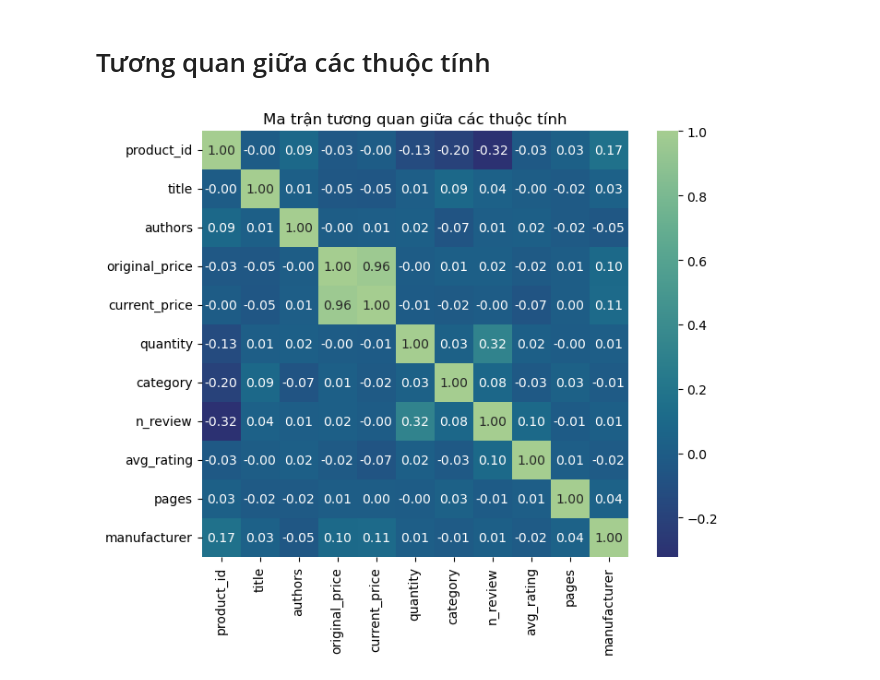
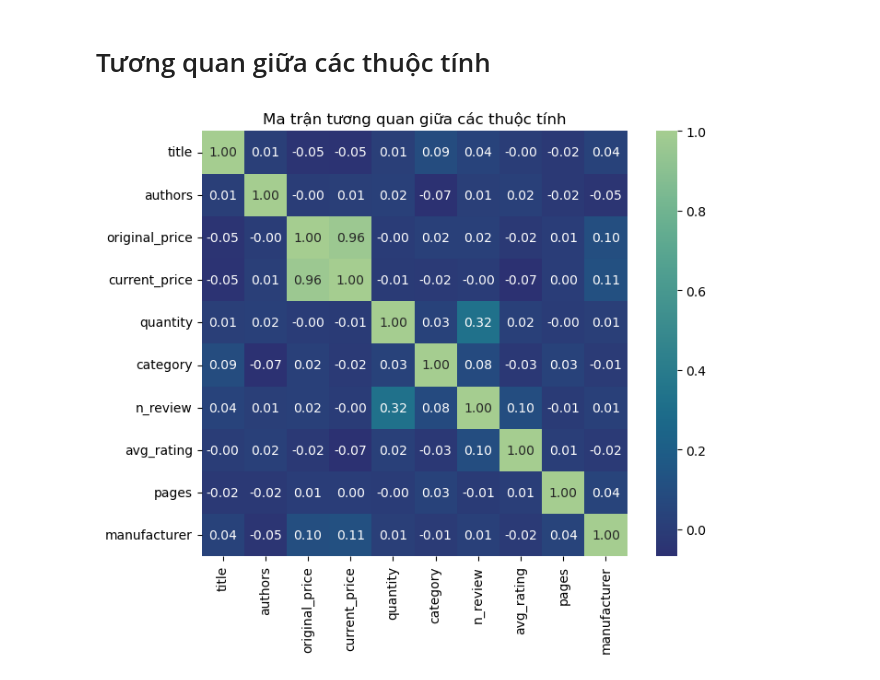
Before and after one commit to V1nk4n/P4DS_FinalProject_G15, a Jupyter notebook: data_exploration/data_exploration.ipynb, the cells around one changed output. Saved outputs shown, nothing was run; the diff lists cells and outputs as text; code cells hidden in the pictures.

```diff
--- a/data_exploration/data_exploration.ipynb
+++ b/data_exploration/data_exploration.ipynb
@@ -269,5 +269,5 @@ Index(['Thiền Tập Cho Người Bận Rộn (Tbl12)', 'Blue Flag - Tập 3',
 # %%
-df['category'] = df['category'].apply(lambda x: 'Khác' if x in categories_only_one else x)
+df['category'] = df.apply(lambda row: 'Khác' if row['category'] == row['title'] else row['category'], axis=1)
 
 # In kết quả
 print(f'Số lượng các thể loại khác nhau là: {df.category.nunique()}')
@@ -288,0 +302,2 @@ Name: category, Length: 70, dtype: int64
+# %%
+df.drop(index=374, inplace=True)
@@ -289,3 +320,5 @@ Name: category, Length: 70, dtype: int64
+# %%
+nan_page_category = ['Sách tham khảo cấp I', 'Sách tham khảo cấp II']
 # %% [markdown]
 ### Cột manufacturer
 # %%
@@ -402,0 +438,8 @@ Xử lý missing value bằng cách điền vào trung bình theo các nhóm ph
+# %%
+mean_pages = df['pages'].mean(skipna=True)
+
+df.loc[df['category'].isin(nan_page_category), 'pages'] = df.loc[df['category'].isin(nan_page_category), 'pages'].fillna(mean_pages)
+
+# Kiểm tra kết quả
+print(f"Giá trị trung bình của pages: {mean_pages}")
+df[df['category'].isin(nan_page_category)]
@@ -539,14 +587,16 @@ df.to_csv('../dataset/book_data_cleaned.csv', index=False)
 # %%
 label_encoder = LabelEncoder()
 
 for column in df.select_dtypes(include=['object']).columns:
     df[column] = label_encoder.fit_transform(df[column])
 
-correlation_matrix = df.corr()
+df_without_id = df.drop(columns=['product_id'])
+
+correlation_matrix = df_without_id.corr()
 
 plt.figure(figsize=(8, 6))
 sns.heatmap(correlation_matrix, annot=True, fmt=".2f", cmap='crest_r', square=True)
 plt.title('Ma trận tương quan giữa các thuộc tính')
 plt.show()
 # %% [output]
-[figure, old version]
+[figure, new version]
```
Also changed, not shown: parts of 24 cells of this notebook, 1 other file.
